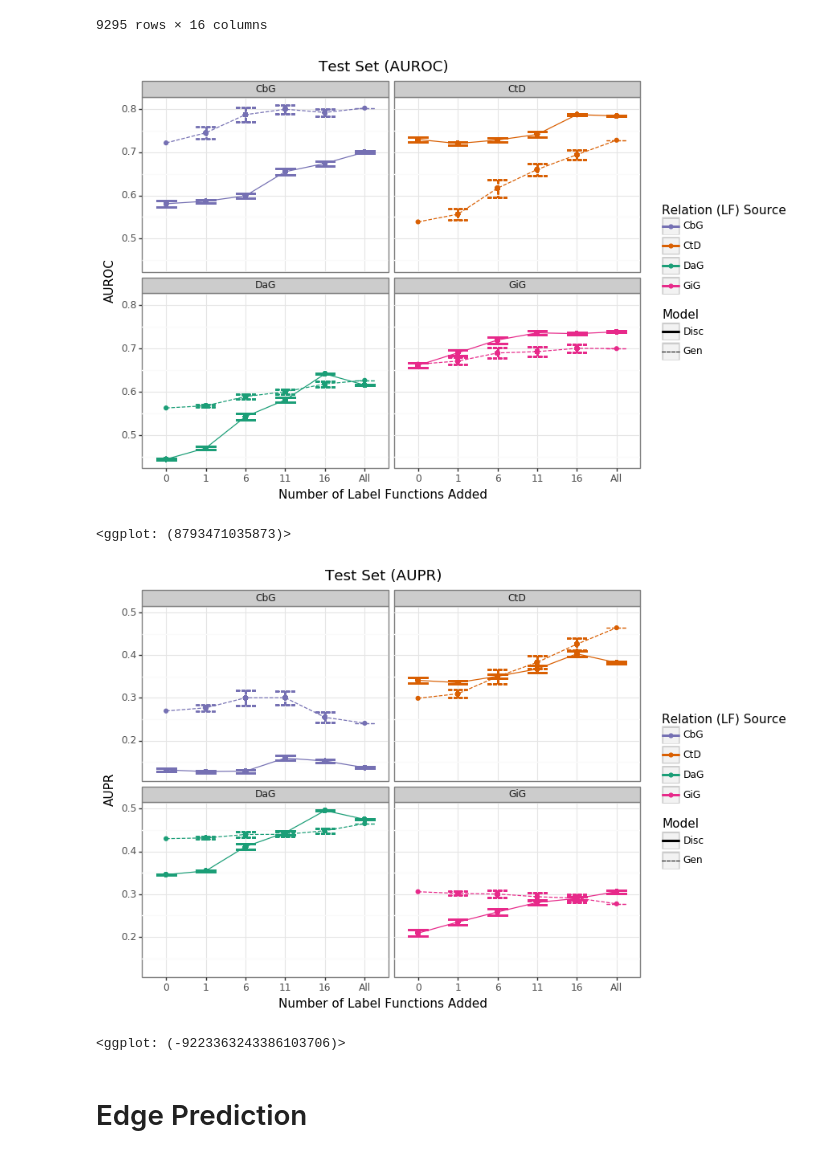
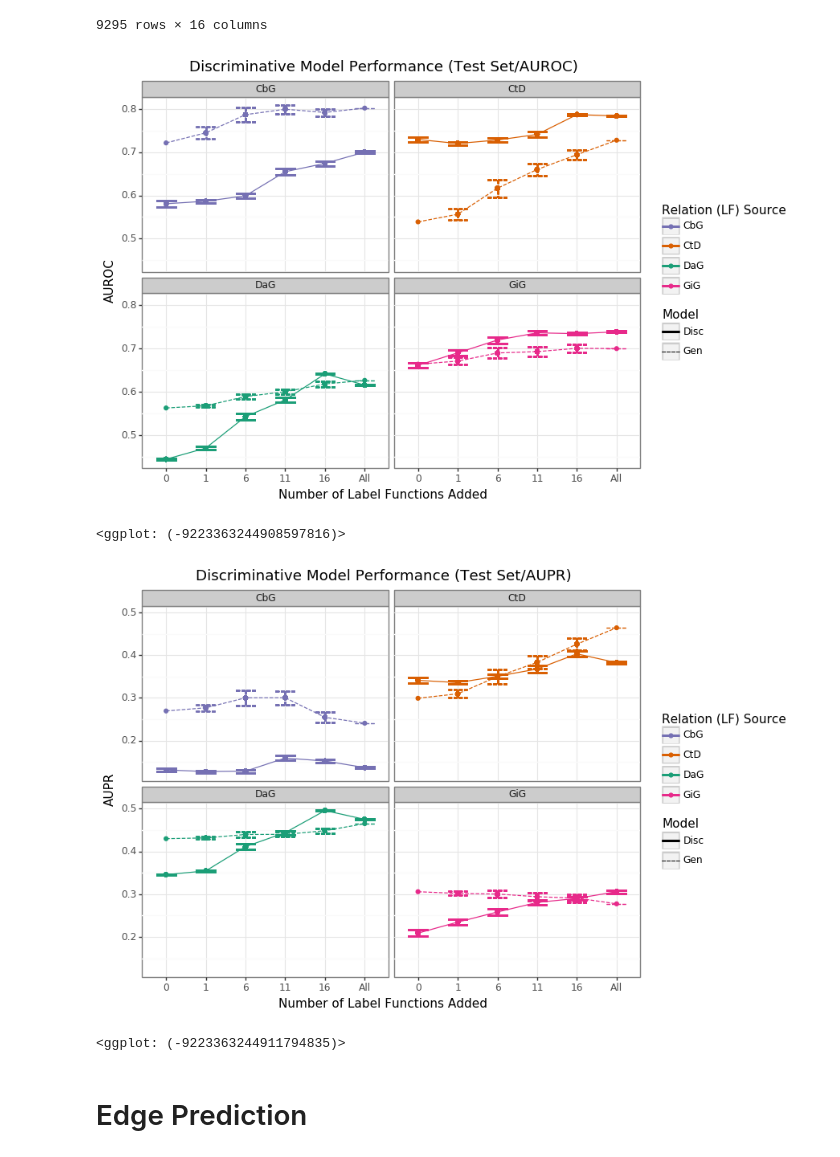
Before and after one commit to greenelab/snorkeling-full-text, a Jupyter notebook: figure_generation/01_figure_generation.ipynb, the cells around one changed output. Drawn from its saved outputs; the diff is of its cells as text; code cells hidden in the pictures.

```diff
--- a/figure_generation/01_figure_generation.ipynb
+++ b/figure_generation/01_figure_generation.ipynb
@@ -305,36 +305,36 @@ disc_performance_df
 # %%
 g = (
     p9.ggplot(disc_performance_df >> ply.query("dataset=='test'"))
     + p9.aes(
         x="lf_num",
         y="auroc_mean",
         ymin="auroc_lower_ci",
         ymax="auroc_upper_ci",
         group="model",
         color="label_source",
         linetype="model",
     )
     + p9.geom_point()
     + p9.geom_line()
     + p9.geom_errorbar()
     + p9.scale_color_manual(values=color_map)
     + p9.facet_wrap("~ prediction_label")
     + p9.theme_bw()
     + p9.labs(
-        title="Test Set (AUROC)",
+        title="Discriminative Model Performance (Test Set/AUROC)",
         linetype="Model",
         color="Relation (LF) Source",
         x="Number of Label Functions Added",
         y="AUROC",
     )
     + p9.theme(figure_size=(8, 6))
 )
 g.save("output/figure_six.svg")
 g.save("output/figure_six.png", dpi=300)
 print(g)
 # %% [output]
-[figure, old version]
+[figure, new version]
-<ggplot: (8793471035873)>
+<ggplot: (-9223363244908597816)>
 # %%
 g = (
     p9.ggplot(disc_performance_df >> ply.query("dataset=='test'"))
@@ -354,7 +354,7 @@ g = (
     + p9.facet_wrap("~ prediction_label")
     + p9.theme_bw()
     + p9.labs(
-        title="Test Set (AUPR)",
+        title="Discriminative Model Performance (Test Set/AUPR)",
         linetype="Model",
         color="Relation (LF) Source",
         x="Number of Label Functions Added",
@@ -366,8 +366,8 @@ g.save("output/figure_seven.svg")
 g.save("output/figure_seven.png", dpi=300)
 print(g)
 # %% [output]
-[figure, old version]
+[figure, new version]
-<ggplot: (-9223363243386103706)>
+<ggplot: (-9223363244911794835)>
 # %% [markdown]
 # Edge Prediction
 # %%
```
Also changed, not shown: parts of 5 cells of this notebook, 23 other files.
